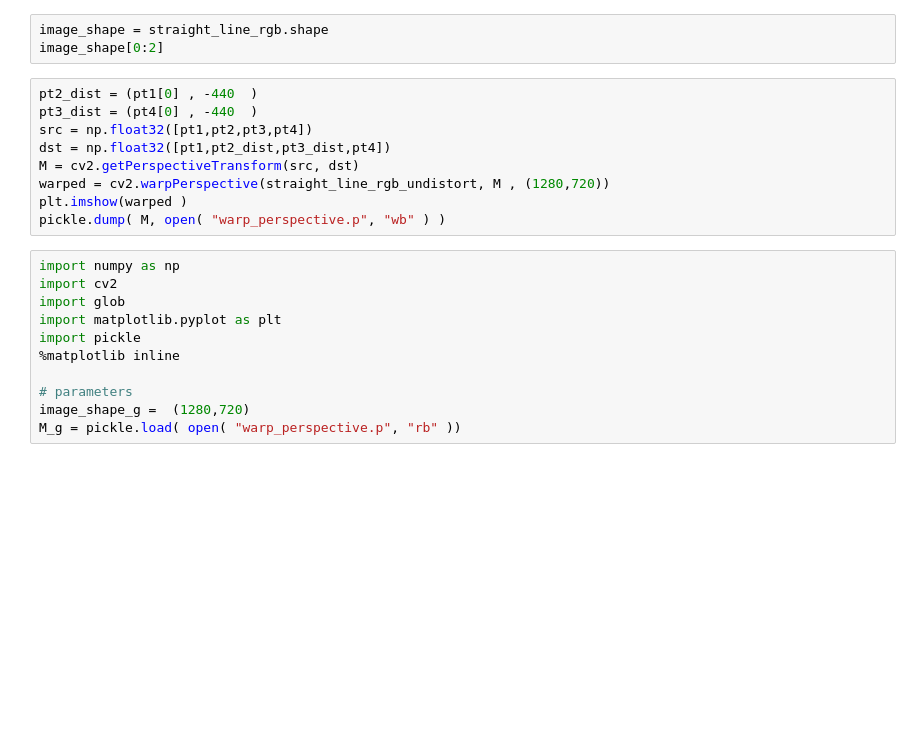
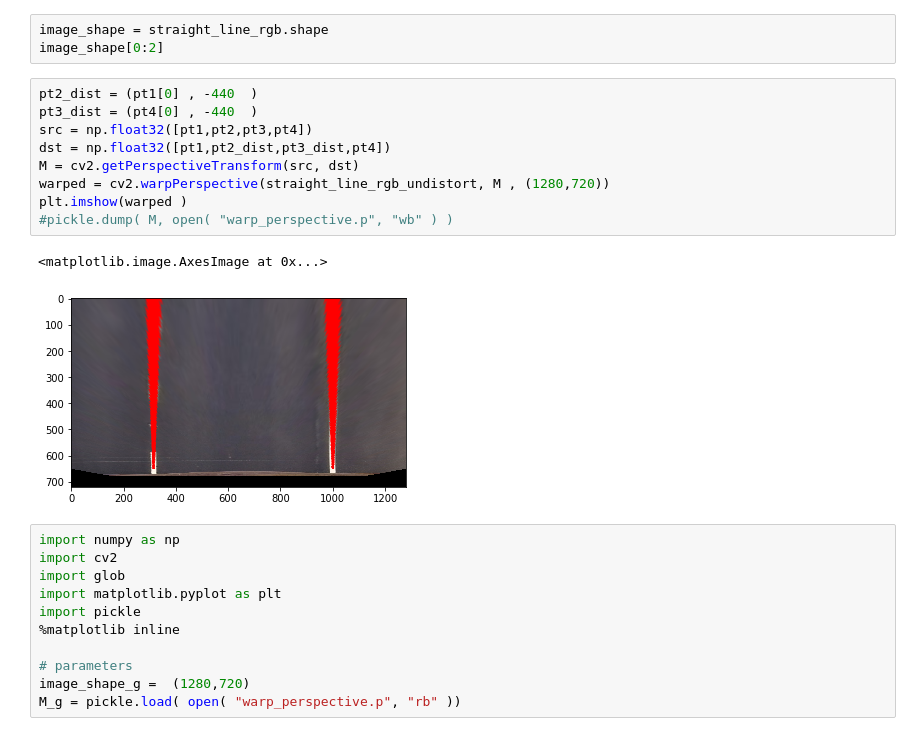
Before and after one commit to sir-siemens/carND-project4, a Jupyter notebook: advanced_lane_detect.ipynb, the cells around one changed output. Drawn from its saved outputs; the diff is of its cells as text; blank space fills up the shorter version.

```diff
--- a/advanced_lane_detect.ipynb
+++ b/advanced_lane_detect.ipynb
@@ -285,12 +291,15 @@ image_shape[0:2]
 # %%
 pt2_dist = (pt1[0] , -440  )
 pt3_dist = (pt4[0] , -440  )
 src = np.float32([pt1,pt2,pt3,pt4])
 dst = np.float32([pt1,pt2_dist,pt3_dist,pt4])
 M = cv2.getPerspectiveTransform(src, dst)
 warped = cv2.warpPerspective(straight_line_rgb_undistort, M , (1280,720))
 plt.imshow(warped )
-pickle.dump( M, open( "warp_perspective.p", "wb" ) )
+#pickle.dump( M, open( "warp_perspective.p", "wb" ) )
+# %% [output]
+<matplotlib.image.AxesImage at 0x...>
+[figure, added]
 # %%
 import numpy as np
 import cv2
```
Also changed, not shown: parts of 28 cells of this notebook, 15 other files.
